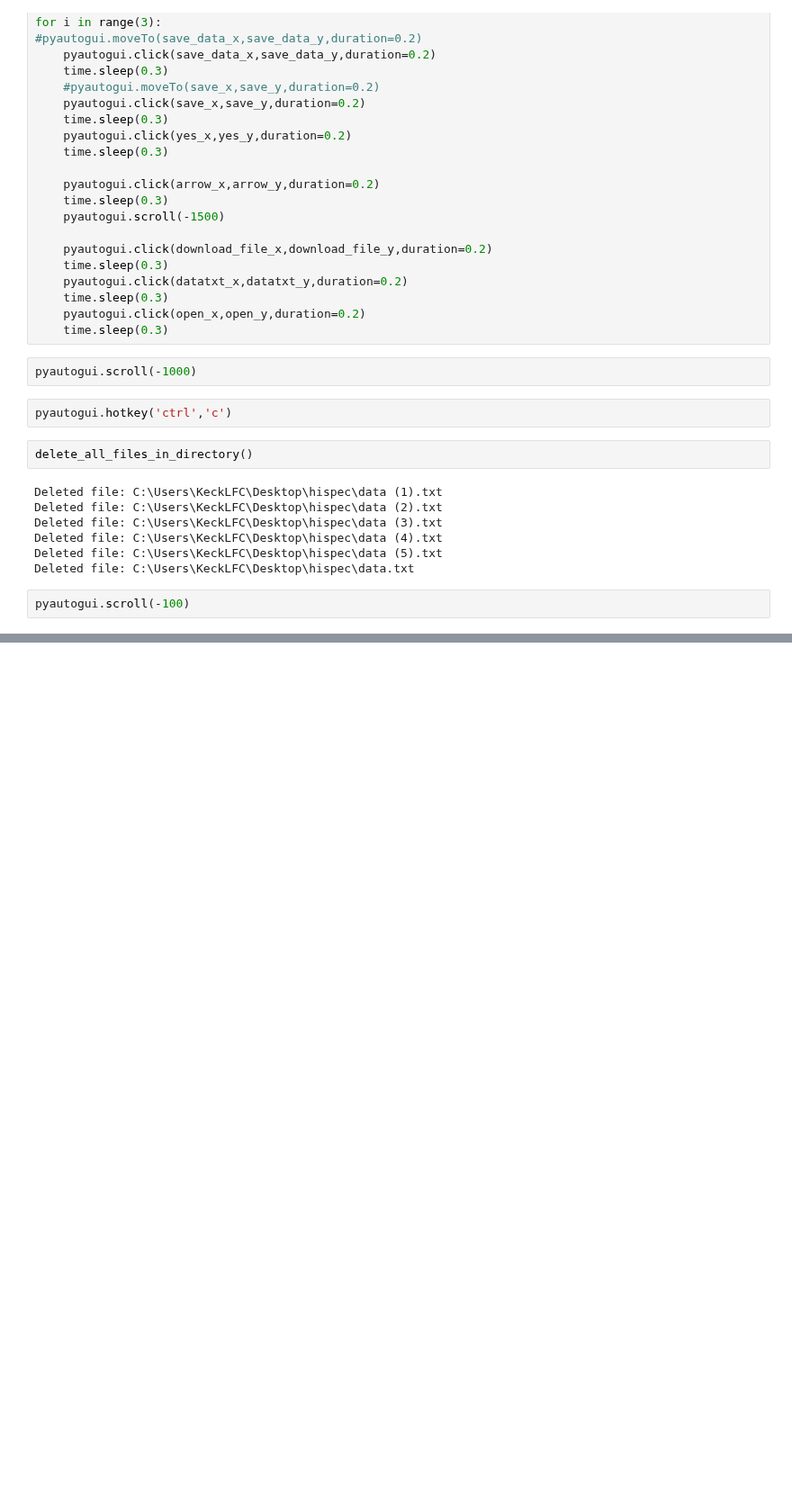
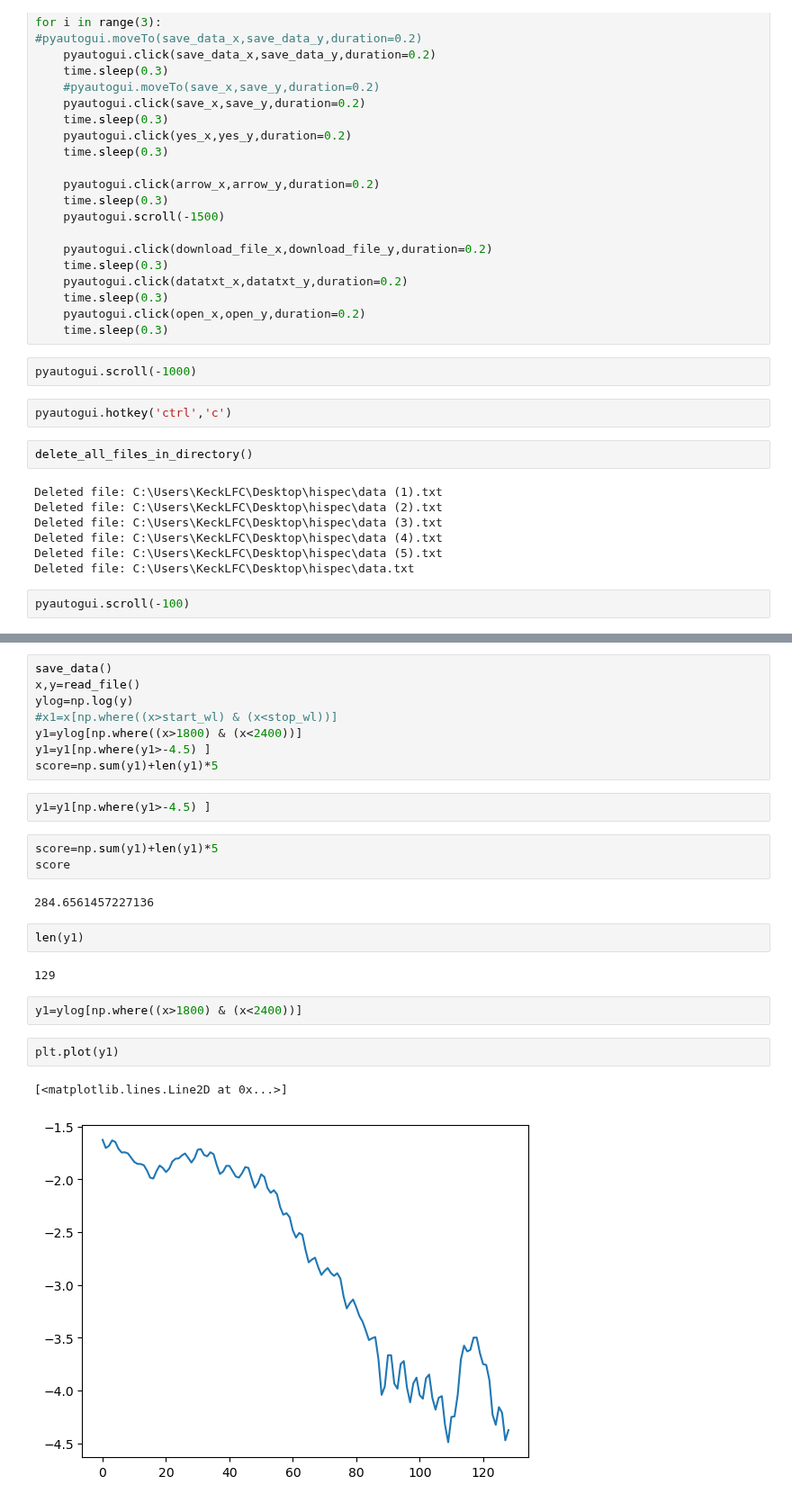
Before and after one commit to kester2015/KeckLFC-deploy, a Jupyter notebook: Notebooks/Minicomb_test_Feb.ipynb, the cells around one changed output, grey strips where cells are left out. Shown at 90% size. Cells and saved outputs as stored; diff of their text form; blank space fills up the shorter version.

```diff
--- a/Notebooks/Minicomb_test_Feb.ipynb
+++ b/Notebooks/Minicomb_test_Feb.ipynb
@@ -1887,3 +1972,29 @@ file_path = r'E:\za\data.txt'
 x, y = read_file(file_path)
 print(x)
 print(y)
+# %%
+save_data()
+x,y=read_file()
+ylog=np.log(y)
+#x1=x[np.where((x>start_wl) & (x<stop_wl))]
+y1=ylog[np.where((x>1800) & (x<2400))]
+y1=y1[np.where(y1>-4.5) ]
+score=np.sum(y1)+len(y1)*5
+# %%
+y1=y1[np.where(y1>-4.5) ]
+# %%
+score=np.sum(y1)+len(y1)*5
+score
+# %% [output]
+284.6561457227136
+# %%
+len(y1)
+# %% [output]
+129
+# %%
+y1=ylog[np.where((x>1800) & (x<2400))]
+# %%
+plt.plot(y1)
+# %% [output]
+[<matplotlib.lines.Line2D at 0x...>]
+[figure, added]
```
Also changed, not shown: parts of 5 cells of this notebook.
